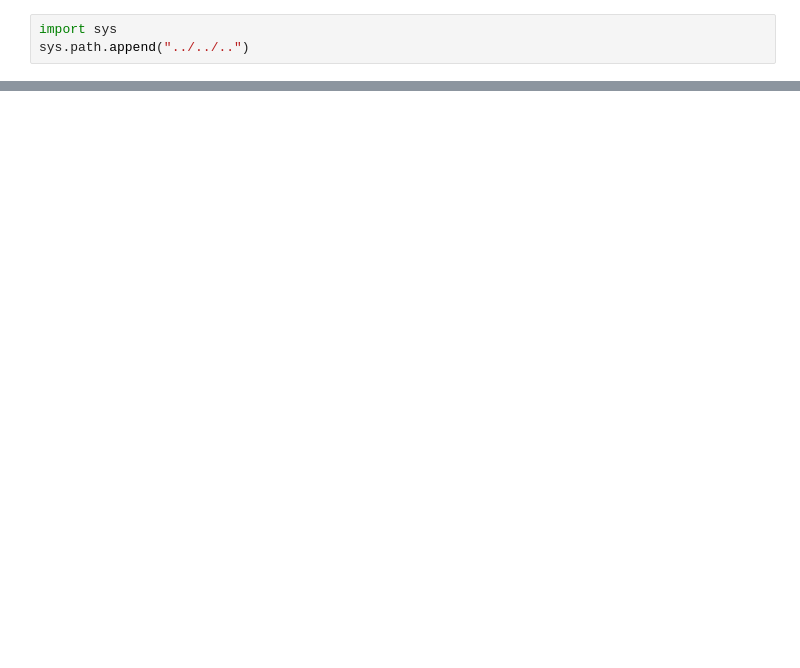
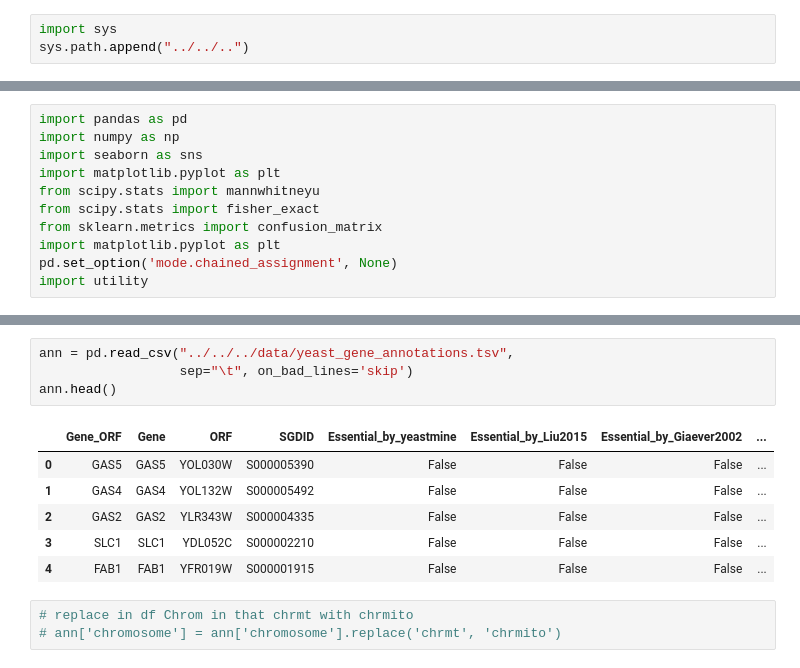
Before and after one commit to cellsemantics/Oligo_Promotion, a Jupyter notebook: figure/main figures/fig7/fig7_7c.ipynb, the cells around one changed output, grey strips where cells are left out. Cells and saved outputs as stored; diff of their text form; blank space fills up the shorter version.

```diff
--- a/figure/main figures/fig7/fig7_7c.ipynb
+++ b/figure/main figures/fig7/fig7_7c.ipynb
@@ -8,0 +4,11 @@ import utility
+# %%
+import pandas as pd
+import numpy as np
+import seaborn as sns
+import matplotlib.pyplot as plt
+from scipy.stats import mannwhitneyu
+from scipy.stats import fisher_exact
+from sklearn.metrics import confusion_matrix
+import matplotlib.pyplot as plt
+pd.set_option('mode.chained_assignment', None)
+import utility
@@ -137,0 +67,14 @@ def custom_figure_axis(ax, fontsize=10, show_ticks = True, rotation=90):
+# %%
+ann = pd.read_csv("../../../data/yeast_gene_annotations.tsv",
+                  sep="\t", on_bad_lines='skip')
+ann.head()
+# %% [output]
+|  | Gene_ORF | Gene | ORF | SGDID | Essential_by_yeastmine | Essential_by_Liu2015 | Essential_by_Giaever2002 | ... |
+| 0 | GAS5 | GAS5 | YOL030W | S000005390 | False | False | False | ... |
+| 1 | GAS4 | GAS4 | YOL132W | S000005492 | False | False | False | ... |
+| 2 | GAS2 | GAS2 | YLR343W | S000004335 | False | False | False | ... |
+| 3 | SLC1 | SLC1 | YDL052C | S000002210 | False | False | False | ... |
+| 4 | FAB1 | FAB1 | YFR019W | S000001915 | False | False | False | ... |
+# %%
+# replace in df Chrom in that chrmt with chrmito
+# ann['chromosome'] = ann['chromosome'].replace('chrmt', 'chrmito')
```
Also changed, not shown: parts of 25 cells of this notebook.
